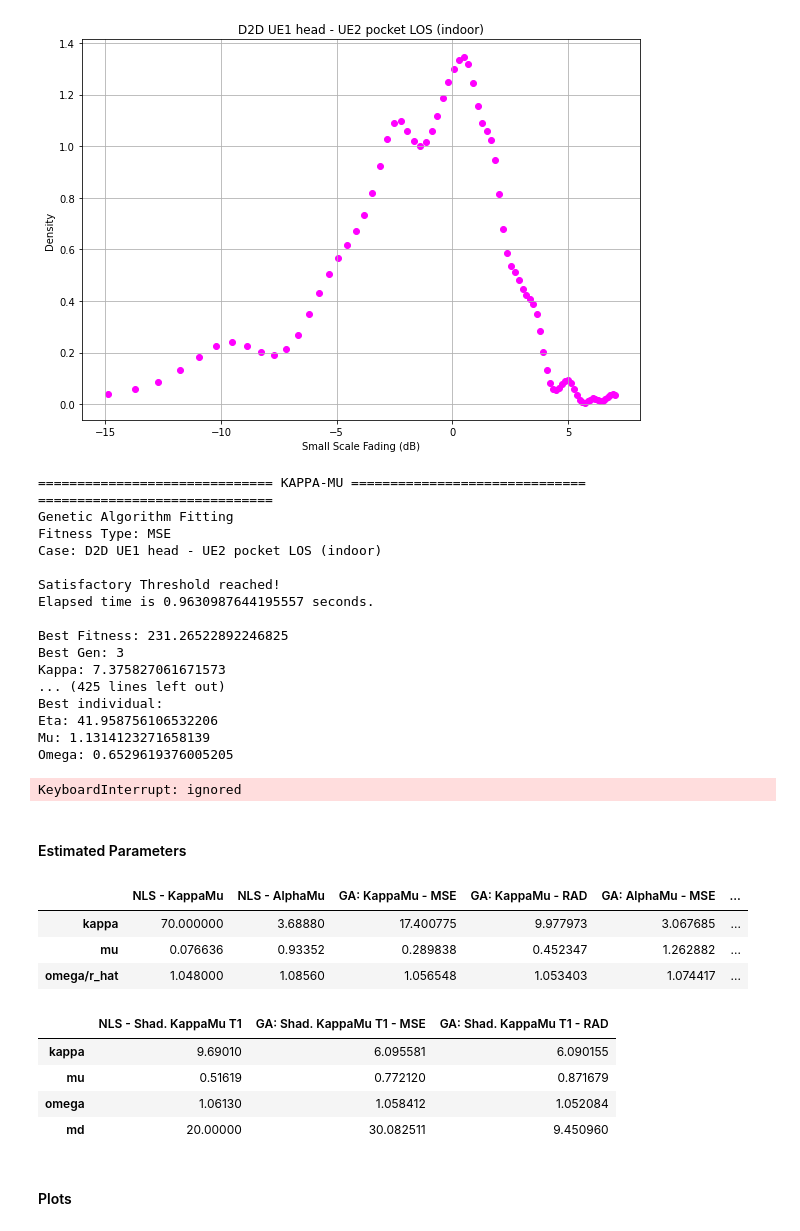
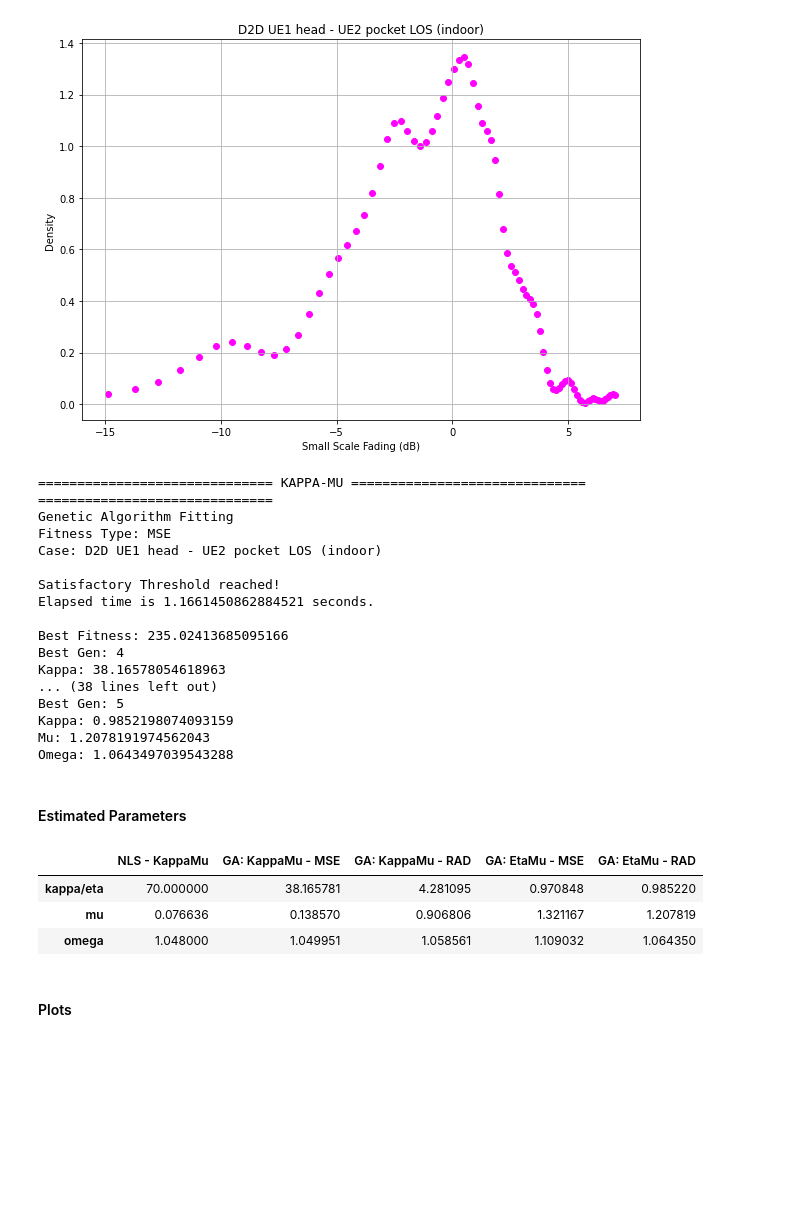
Before and after one commit to SamuelBFG/ga-fading, a Jupyter notebook: D2D/Estimated_parameters_localmean/GA_Eta_Mu_Kappa_Mu_Fitting.ipynb, the cells around one changed output. Cells and saved outputs as stored; diff of their text form; code cells hidden in the pictures; blank space fills up the shorter version.

```diff
--- a/D2D/Estimated_parameters_localmean/GA_Eta_Mu_Kappa_Mu_Fitting.ipynb
+++ b/D2D/Estimated_parameters_localmean/GA_Eta_Mu_Kappa_Mu_Fitting.ipynb
@@ -698,29 +570,20 @@ Xdata, Ydata = getDensityEstimationSamples(UE1head_UE2pocket_LOS.dropna(), nExtr
 print('='*30+' KAPPA-MU '+'='*30)
 fitnessType = 'MSE'
 printSummary(case, fitnessType)
-ku_kappa_mse, ku_mu_mse, ku_omega_mse = geneticAlgorithm_ku(Xdata, Ydata, 230)
+ku_kappa_mse, ku_mu_mse, ku_omega_mse = geneticAlgorithm_ku(Xdata, Ydata, 234)
 
 fitnessType = 'RAD'
 printSummary(case, fitnessType)
-ku_kappa_rad, ku_mu_rad, ku_omega_rad = geneticAlgorithm_ku(Xdata, Ydata, 77)
+ku_kappa_rad, ku_mu_rad, ku_omega_rad = geneticAlgorithm_ku(Xdata, Ydata, 77.7)
 
 print('='*30+' ETA-MU '+'='*30)
 fitnessType = 'MSE'
 printSummary(case, fitnessType)
-eu_eta_mse, eu_mu_mse, eu_r_hat_mse = geneticAlgorithm_eu(Xdata, Ydata, 219)
+eu_eta_mse, eu_mu_mse, eu_omega_mse = geneticAlgorithm_eu(Xdata, Ydata, 162.3)
 
 fitnessType = 'RAD'
 printSummary(case, fitnessType)
-eu_eta_rad, eu_mu_rad, eu_r_hat_rad = geneticAlgorithm_eu(Xdata, Ydata, 56)
-
-# print('='*30+' SHADOWED KAPPA-MU T1 '+'='*30)
-# fitnessType = 'MSE'
-# printSummary(case, fitnessType)
-# sku_kappa_mse, sku_mu_mse, sku_omega_mse, sku_md_mse = geneticAlgorithm_sku(Xdata, Ydata, 230)
-
-# fitnessType = 'RAD'
-# printSummary(case, fitnessType)
-# sku_kappa_rad, sku_mu_rad, sku_omega_rad, sku_md_rad = geneticAlgorithm_sku(Xdata, Ydata, 78)
+eu_eta_rad, eu_mu_rad, eu_omega_rad = geneticAlgorithm_eu(Xdata, Ydata, 58.3)
 # %% [output]
 ============================== KAPPA-MU ==============================
 ==============================
@@ -729,51 +592,38 @@ Fitness Type: MSE
 Case: D2D UE1 head - UE2 pocket LOS (indoor)
 
 Satisfactory Threshold reached!
-Elapsed time is 0.9630987644195557 seconds.
+Elapsed time is 1.1661450862884521 seconds.
 
-Best Fitness: 231.26522892246825
-Best Gen: 3
-Kappa: 7.375827061671573
-... (425 lines left out)
-Best individual:
-Eta: 41.958756106532206
-Mu: 1.1314123271658139
-Omega: 0.6529619376005205
+Best Fitness: 235.02413685095166
+Best Gen: 4
+Kappa: 38.16578054618963
+... (38 lines left out)
+Best Gen: 5
+Kappa: 0.9852198074093159
+Mu: 1.2078191974562043
+Omega: 1.0643497039543288
-KeyboardInterrupt: ignored
 # %% [markdown]
 #### Estimated Parameters
 # %%
 nls_ku_case1 = [70, 0.076636, 1.048] # KappaMu NLS
-nls_au_case1 = [3.6888, 0.93352, 1.0856] # AlphaMu NLS
-nls_sku_case1 = [9.6901, 0.51619, 1.0613, 20] # Shad. KappaMu T1 NLS
+# nls_eu_case1 = [3.6888, 0.93352, 1.0856] # EtaMu NLS
+# nls_sku_case1 = [9.6901, 0.51619, 1.0613, 20] # Shad. KappaMu T1 NLS
 
-estParameters_au_ku_case1['NLS - KappaMu'] = nls_ku_case1
-estParameters_au_ku_case1['NLS - AlphaMu'] = nls_au_case1
-estParameters_au_ku_case1['GA: KappaMu - MSE'] = ku_kappa_mse, ku_mu_mse, ku_omega_mse
-estParameters_au_ku_case1['GA: KappaMu - RAD'] = ku_kappa_rad, ku_mu_rad, ku_omega_rad
-estParameters_au_ku_case1['GA: AlphaMu - MSE'] = au_kappa_mse, au_mu_mse, au_r_hat_mse
-estParameters_au_ku_case1['GA: AlphaMu - RAD'] = au_kappa_rad, au_mu_rad, au_r_hat_rad
-estParameters_sku_case1['NLS - Shad. KappaMu T1'] = nls_sku_case1
-estParameters_sku_case1['GA: Shad. KappaMu T1 - MSE'] = sku_kappa_mse, sku_mu_mse, sku_omega_mse, sku_md_mse
-estParameters_sku_case1['GA: Shad. KappaMu T1 - RAD'] = sku_kappa_rad, sku_mu_rad, sku_omega_rad, sku_md_rad
+estParameters_eu_ku_case1['NLS - KappaMu'] = nls_ku_case1
+# estParameters_eu_ku_case1['NLS - EtaMu'] = nls_eu_case1
+estParameters_eu_ku_case1['GA: KappaMu - MSE'] = ku_kappa_mse, ku_mu_mse, ku_omega_mse
+estParameters_eu_ku_case1['GA: KappaMu - RAD'] = ku_kappa_rad, ku_mu_rad, ku_omega_rad
+estParameters_eu_ku_case1['GA: EtaMu - MSE'] = eu_eta_mse, eu_mu_mse, eu_omega_mse
+estParameters_eu_ku_case1['GA: EtaMu - RAD'] = eu_eta_rad, eu_mu_rad, eu_omega_rad
 
-index = pd.Index(['kappa', 'mu', 'omega/r_hat'])
-estParameters_au_ku_case1 = estParameters_au_ku_case1.set_index(index)
-display(estParameters_au_ku_case1)
-
-index = pd.Index(['kappa', 'mu', 'omega', 'md'])
-estParameters_sku_case1 = estParameters_sku_case1.set_index(index)
-display(estParameters_sku_case1)
+index = pd.Index(['kappa/eta', 'mu', 'omega'])
+estParameters_eu_ku_case1 = estParameters_eu_ku_case1.set_index(index)
+display(estParameters_eu_ku_case1)
 # %% [output]
-|  | NLS - KappaMu | NLS - AlphaMu | GA: KappaMu - MSE | GA: KappaMu - RAD | GA: AlphaMu - MSE | ... |
-| kappa | 70.000000 | 3.68880 | 17.400775 | 9.977973 | 3.067685 | ... |
-| mu | 0.076636 | 0.93352 | 0.289838 | 0.452347 | 1.262882 | ... |
-| omega/r_hat | 1.048000 | 1.08560 | 1.056548 | 1.053403 | 1.074417 | ... |
+|  | NLS - KappaMu | GA: KappaMu - MSE | GA: KappaMu - RAD | GA: EtaMu - MSE | GA: EtaMu - RAD |
+| kappa/eta | 70.000000 | 38.165781 | 4.281095 | 0.970848 | 0.985220 |
+| mu | 0.076636 | 0.138570 | 0.906806 | 1.321167 | 1.207819 |
+| omega | 1.048000 | 1.049951 | 1.058561 | 1.109032 | 1.064350 |
-|  | NLS - Shad. KappaMu T1 | GA: Shad. KappaMu T1 - MSE | GA: Shad. KappaMu T1 - RAD |
-| kappa | 9.69010 | 6.095581 | 6.090155 |
-| mu | 0.51619 | 0.772120 | 0.871679 |
-| omega | 1.06130 | 1.058412 | 1.052084 |
-| md | 20.00000 | 30.082511 | 9.450960 |
 # %% [markdown]
 #### Plots
 # %%
```
Also changed, not shown: parts of 26 cells of this notebook.
